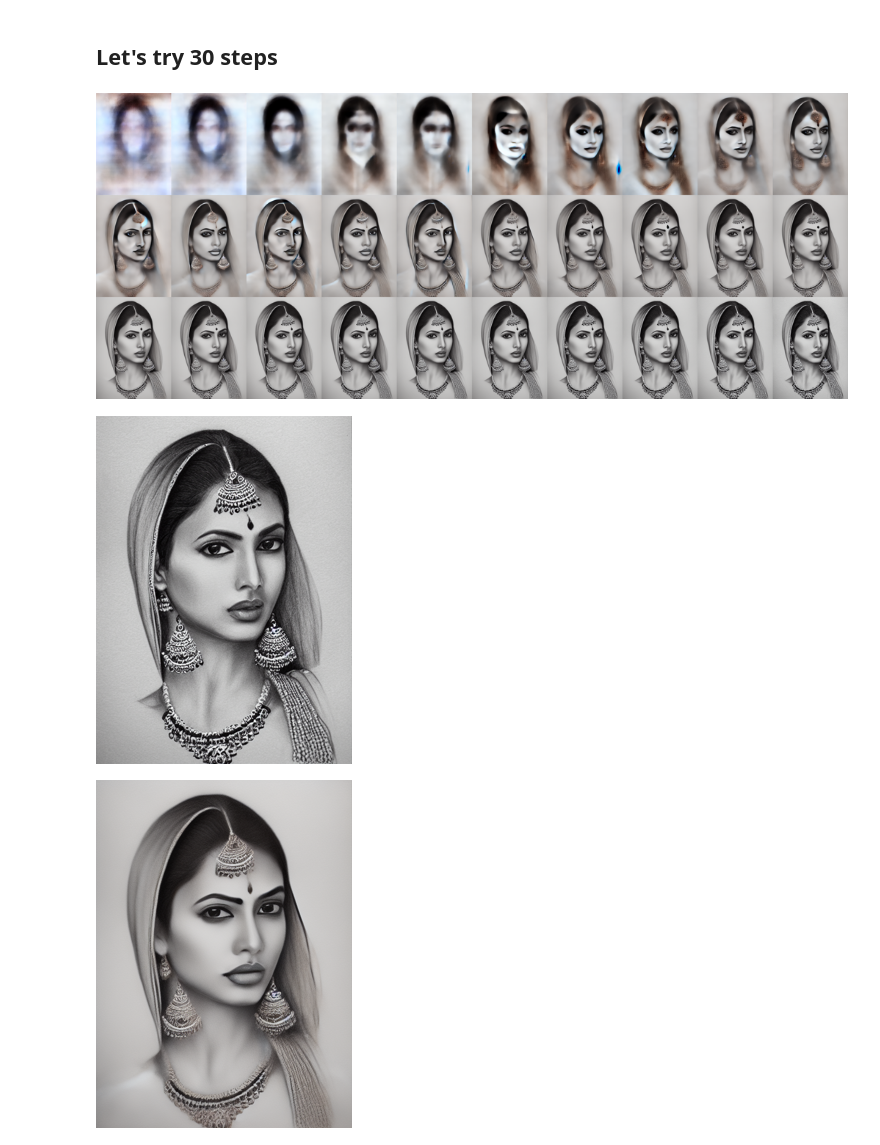
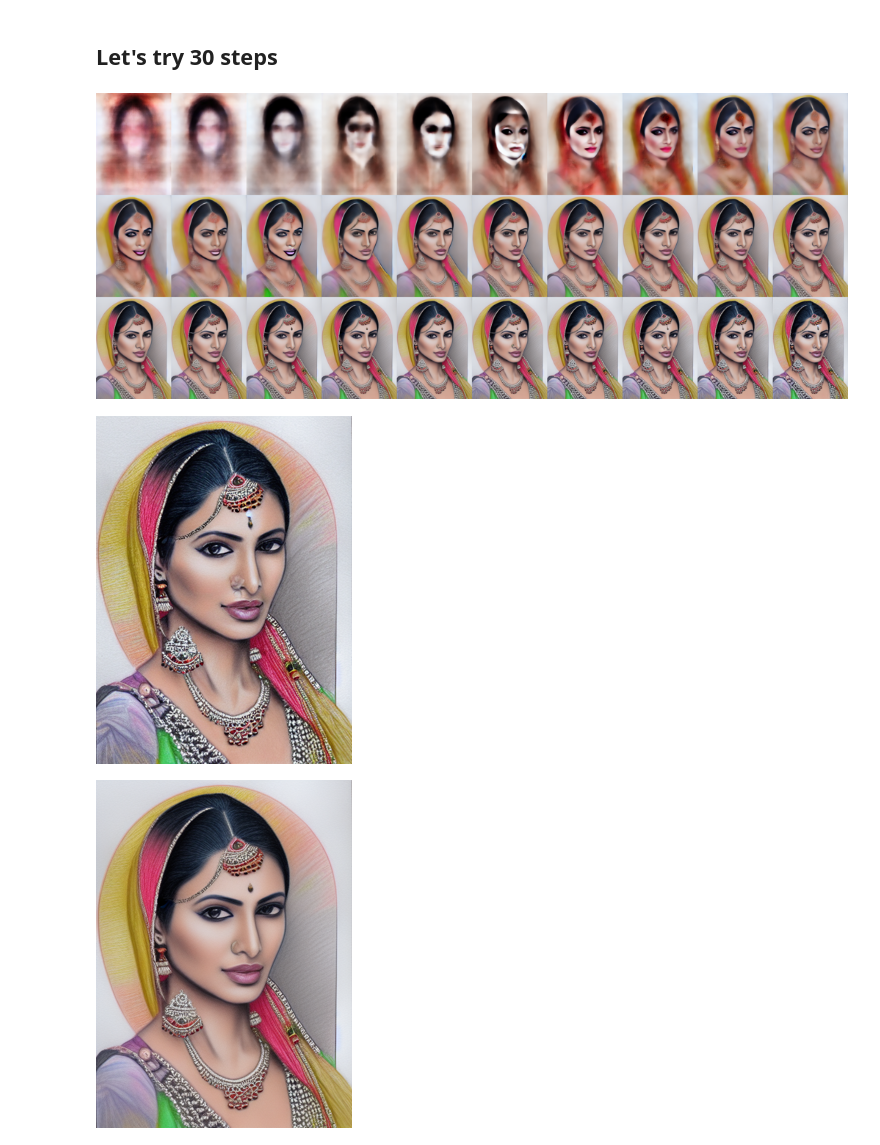
Before and after one commit to arunoda/adeep, a Jupyter notebook: sd-deepdive/07-understanding-the-model.ipynb, the cells around one changed output. Drawn from its saved outputs; the diff is of its cells as text; code cells hidden in the pictures.

Commit message:
Add the colorized version

```diff
--- a/sd-deepdive/07-understanding-the-model.ipynb
+++ b/sd-deepdive/07-understanding-the-model.ipynb
@@ -151,4 +151,6 @@ def viz_response(response, rows = 2):
             axes[y, x].title.set_text(f"Step: {index} | t: {timestep} | s:{sigma:.3}")
             axes[y, x].imshow(im_s)
             axes[y, x].axis('off')
+# %%
+prompt = "indian model actress with jewelry drawing as a color pencil drawing, more colors"
 # %%
@@ -188,18 +190,18 @@ decode_latent(gen_response[2][-1], scale_factor=0.5)
 # %% [markdown]
 ## Let's try 30 steps
 # %%
-gen_response = gen("indian model actress with jewelry drawing as a pencil drawing", seed=23, steps=30, height=700)
+gen_response = gen(prompt, seed=23, steps=30, height=700)
 # %%
 images = get_images(gen_response)
 __d(images, rows=3, resize_factor=0.2)
 # %% [output]
-[figure, old version]
+[figure, new version]
 # %%
-## Again, it's another different women
+## Now, it looks similar to the above
 decode_latent(gen_response[2][-1], scale_factor=0.5)
 # %% [output]
-[figure, old version]
+[figure, new version]
 # %%
-decode_latent(gen_response[2][15], scale_factor=0.5)
+decode_latent(gen_response[2][23], scale_factor=0.5)
 # %% [output]
-[figure, old version]
+[figure, new version]
```
Also changed, not shown: parts of 6 cells of this notebook.
